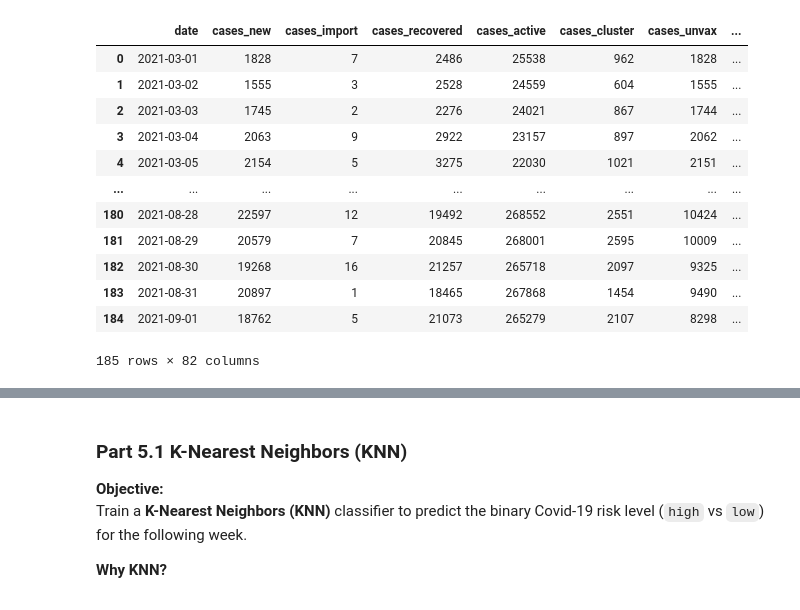
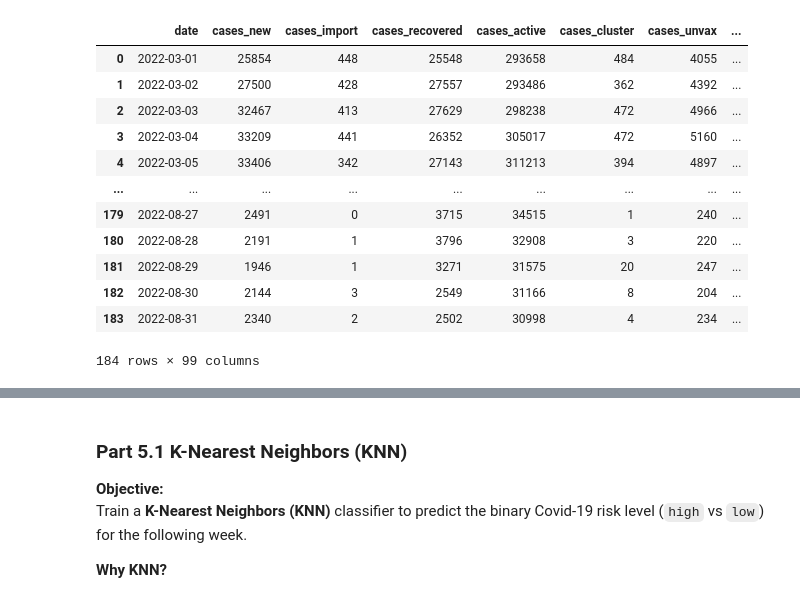
Before and after one commit to ca1phas/Lab-3-Supervised-Learning, a Jupyter notebook: Lab3_P2_G3.ipynb, the cells around one changed output, grey strips where cells are left out. Saved outputs shown, nothing was run; the diff lists cells and outputs as text; code cells hidden in the pictures.

```diff
--- a/Lab3_P2_G3.ipynb
+++ b/Lab3_P2_G3.ipynb
@@ -38,12 +55,20 @@ The following steps will be performed in this notebook:
 # %%
-# Import libraries
+# --- Import libraries ---
 import pandas as pd
 import numpy as np
 import matplotlib.pyplot as plt
 import seaborn as sns
 
-# Set start date, end date, and risk threshold
-START_DATE = pd.to_datetime("2021-03-01")
-END_DATE = START_DATE + pd.DateOffset(months=6)
-RISK_THRESHOLD = 4000
+# For regression models
+from sklearn.linear_model import LinearRegression, Ridge, Lasso
+from sklearn.neighbors import KNeighborsRegressor
+from sklearn.tree import DecisionTreeRegressor
+from sklearn.preprocessing import StandardScaler, FunctionTransformer
+from sklearn.model_selection import train_test_split, GridSearchCV
+from sklearn.metrics import mean_absolute_error, mean_squared_error, r2_score
+import time
+
+# --- Set constants ---
+START_DATE = pd.to_datetime("2022-03-01")
+END_DATE = START_DATE + pd.DateOffset(months=6) - pd.Timedelta(days=1)
 # %% [markdown]
@@ -68,60 +91,65 @@ We define the **binary classification target**:
 # %%
-# Read the csv files
+# --- Read the CSV files ---
 datasets = {
     "cases": pd.read_csv("cases_malaysia.csv"),
     "tests": pd.read_csv("tests_malaysia.csv"),
     "hospital": pd.read_csv("hospital.csv"),
     "icu": pd.read_csv("icu.csv"),
     "vax": pd.read_csv("vax_malaysia.csv"),
 }
 
-# Clean data
+# --- Data Cleaning ---
 for name, df in datasets.items():
-    # Select 6-month range
+    # Convert date column to datetime
     df["date"] = pd.to_datetime(df["date"])
+
+    # Filter to 6-month range
     df = df[(df["date"] >= START_DATE) & (df["date"] <= END_DATE)].copy()
 
-    # Group by date (and remove non-numeric columns)
+    # Drop empty cluster columns in cases dataset
+    if name == "cases":
+        cluster_cols = [
+            "cluster_import", "cluster_religious", "cluster_community",
+            "cluster_highRisk", "cluster_education", "cluster_detectionCentre",
+            "cluster_workspace"
+        ]
+        df.drop(columns=cluster_cols, inplace=True, errors="ignore")
+
+    # Aggregate numeric columns by date
     df = df.groupby("date").sum(numeric_only=True).reset_index()
-    df = df.drop_duplicates(subset=["date"])
 
-    # Remove columns that have no or a single distinct value only
+    # Drop columns with a single unique value
     nunique = df.nunique()
     cols_to_drop = nunique[nunique <= 1].index
     df.drop(columns=cols_to_drop, inplace=True, errors="ignore")
 
-    # Fill in empty entries in numerical columns
+    # Fill missing values with 0
     df.fillna(0, inplace=True)
 
-    # Assign cleaned data
+    # Save cleaned dataset
     datasets[name] = df
 
-# Merge datasets on date
+# --- Merge all datasets on date ---
 from functools import reduce
-df = reduce(
-    lambda left, right: pd.merge(left, right, on="date", how="left"),
-    datasets.values()
-)
+df = reduce(lambda left, right: pd.merge(left, right, on="date", how="left"), datasets.values())
 
-# Create binary target variable (risk level)
-df["risk_level"] = (df["cases_new"] > RISK_THRESHOLD).astype(int)
-
-# Sort by date
+# --- Sort by date ---
 df = df.sort_values("date").reset_index(drop=True)
 
+# --- Display cleaned dataset ---
 df
 # %% [output]
 |  | date | cases_new | cases_import | cases_recovered | cases_active | cases_cluster | cases_unvax | ... |
-| 0 | 2021-03-01 | 1828 | 7 | 2486 | 25538 | 962 | 1828 | ... |
-| 1 | 2021-03-02 | 1555 | 3 | 2528 | 24559 | 604 | 1555 | ... |
-| 2 | 2021-03-03 | 1745 | 2 | 2276 | 24021 | 867 | 1744 | ... |
-| 3 | 2021-03-04 | 2063 | 9 | 2922 | 23157 | 897 | 2062 | ... |
-| 4 | 2021-03-05 | 2154 | 5 | 3275 | 22030 | 1021 | 2151 | ... |
+| 0 | 2022-03-01 | 25854 | 448 | 25548 | 293658 | 484 | 4055 | ... |
+| 1 | 2022-03-02 | 27500 | 428 | 27557 | 293486 | 362 | 4392 | ... |
+| 2 | 2022-03-03 | 32467 | 413 | 27629 | 298238 | 472 | 4966 | ... |
+| 3 | 2022-03-04 | 33209 | 441 | 26352 | 305017 | 472 | 5160 | ... |
+| 4 | 2022-03-05 | 33406 | 342 | 27143 | 311213 | 394 | 4897 | ... |
 | ... | ... | ... | ... | ... | ... | ... | ... | ... |
-| 180 | 2021-08-28 | 22597 | 12 | 19492 | 268552 | 2551 | 10424 | ... |
-| 181 | 2021-08-29 | 20579 | 7 | 20845 | 268001 | 2595 | 10009 | ... |
-| 182 | 2021-08-30 | 19268 | 16 | 21257 | 265718 | 2097 | 9325 | ... |
-| 183 | 2021-08-31 | 20897 | 1 | 18465 | 267868 | 1454 | 9490 | ... |
-| 184 | 2021-09-01 | 18762 | 5 | 21073 | 265279 | 2107 | 8298 | ... |
+| 179 | 2022-08-27 | 2491 | 0 | 3715 | 34515 | 1 | 240 | ... |
+| 180 | 2022-08-28 | 2191 | 1 | 3796 | 32908 | 3 | 220 | ... |
+| 181 | 2022-08-29 | 1946 | 1 | 3271 | 31575 | 20 | 247 | ... |
+| 182 | 2022-08-30 | 2144 | 3 | 2549 | 31166 | 8 | 204 | ... |
+| 183 | 2022-08-31 | 2340 | 2 | 2502 | 30998 | 4 | 234 | ... |
-185 rows × 82 columns
+184 rows × 99 columns
 # %% [markdown]
```
Also changed, not shown: parts of 23 cells of this notebook.
